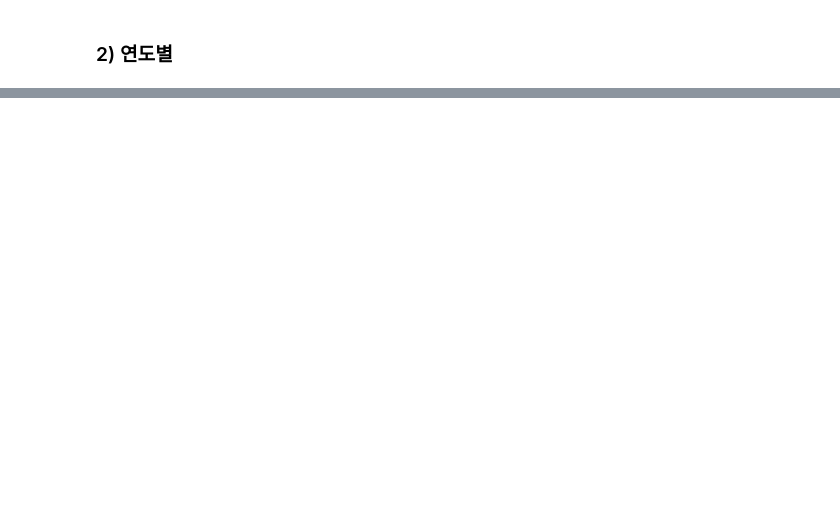
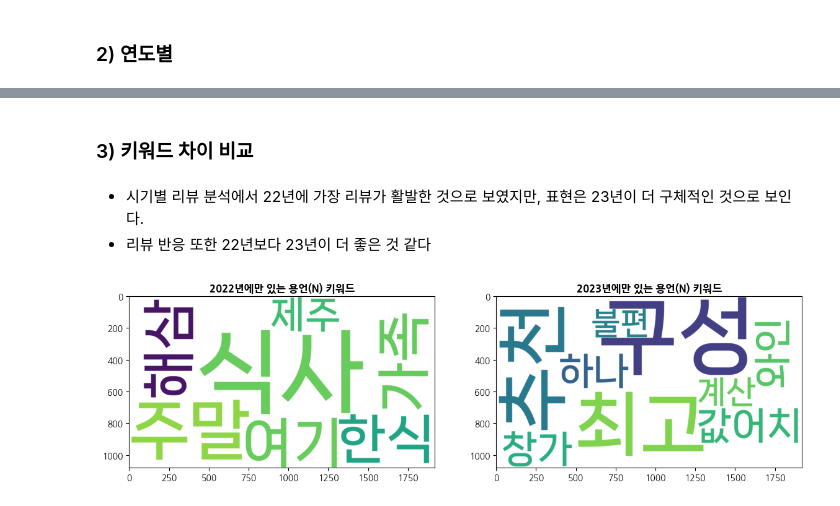
Before and after one commit to narae3759/PPS, a Jupyter notebook: projects/intern_project/04_EDA.ipynb, the cells around one changed output, grey strips where cells are left out. Saved outputs shown, nothing was run; the diff lists cells and outputs as text; code cells hidden in the pictures; blank space fills up the shorter version.

```diff
--- a/projects/intern_project/04_EDA.ipynb
+++ b/projects/intern_project/04_EDA.ipynb
@@ -256,0 +189,14 @@ Name: review, dtype: object
+# %% [markdown]
+### 3) 키워드 차이 비교
+# %% [markdown]
+* 시기별 리뷰 분석에서 22년에 가장 리뷰가 활발한 것으로 보였지만, 표현은 23년이 더 구체적인 것으로 보인다.
+* 리뷰 반응 또한 22년보다 23년이 더 좋은 것 같다
+# %%
+compareN = compare_wordcloud(
+    wordcloud22,
+    wordcloud23,
+    column="N",
+    titles = ["2022", "2023"]
+)
+# %% [output]
+[figure, added]
```
Also changed, not shown: parts of 29 cells of this notebook, 5 other files.
